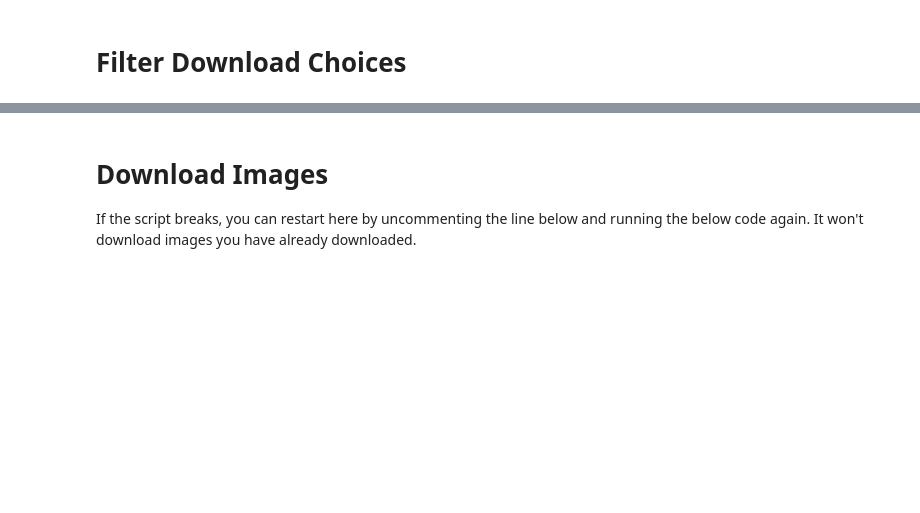
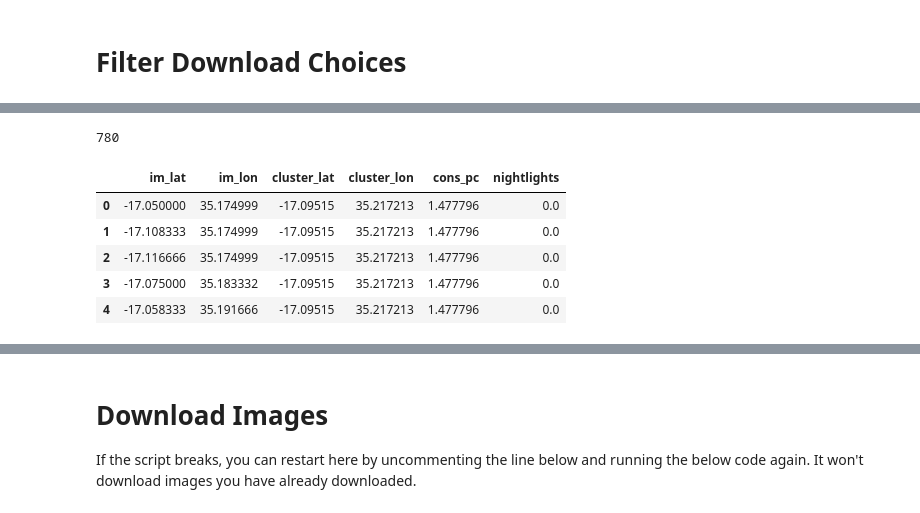
Before and after one commit to jmathur25/predicting-poverty-replication, a Jupyter notebook: scripts/download_images.ipynb, the cells around one changed output, grey strips where cells are left out. Saved outputs shown, nothing was run; the diff lists cells and outputs as text; code cells hidden in the pictures; blank space fills up the shorter version.

```diff
--- a/scripts/download_images.ipynb
+++ b/scripts/download_images.ipynb
@@ -221,3 +262,17 @@ df_mod_download.shape
+# %%
+# no clusters lost
+len(df_mod_download.groupby(['cluster_lat', 'cluster_lon']))
+# %% [output]
+780
+# %%
+df_mod_download.head()
+# %% [output]
+|  | im_lat | im_lon | cluster_lat | cluster_lon | cons_pc | nightlights |
+| 0 | -17.050000 | 35.174999 | -17.09515 | 35.217213 | 1.477796 | 0.0 |
+| 1 | -17.108333 | 35.174999 | -17.09515 | 35.217213 | 1.477796 | 0.0 |
+| 2 | -17.116666 | 35.174999 | -17.09515 | 35.217213 | 1.477796 | 0.0 |
+| 3 | -17.075000 | 35.183332 | -17.09515 | 35.217213 | 1.477796 | 0.0 |
+| 4 | -17.058333 | 35.191666 | -17.09515 | 35.217213 | 1.477796 | 0.0 |
 # %%
 from sklearn.mixture import GaussianMixture as GMM
 X = df_mod_download['nightlights'].values.reshape(-1,1)
```
Also changed, not shown: parts of 23 cells of this notebook, 5 other files.
